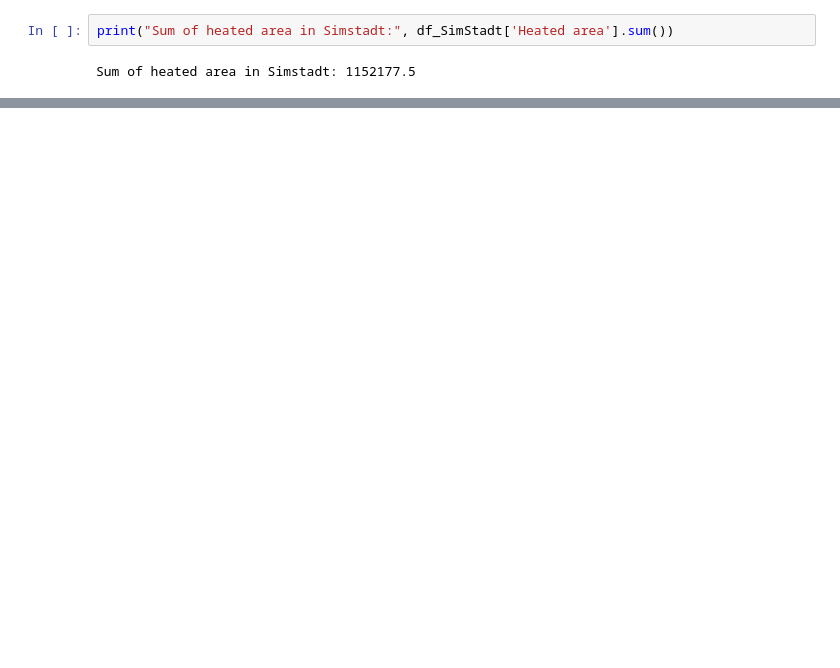
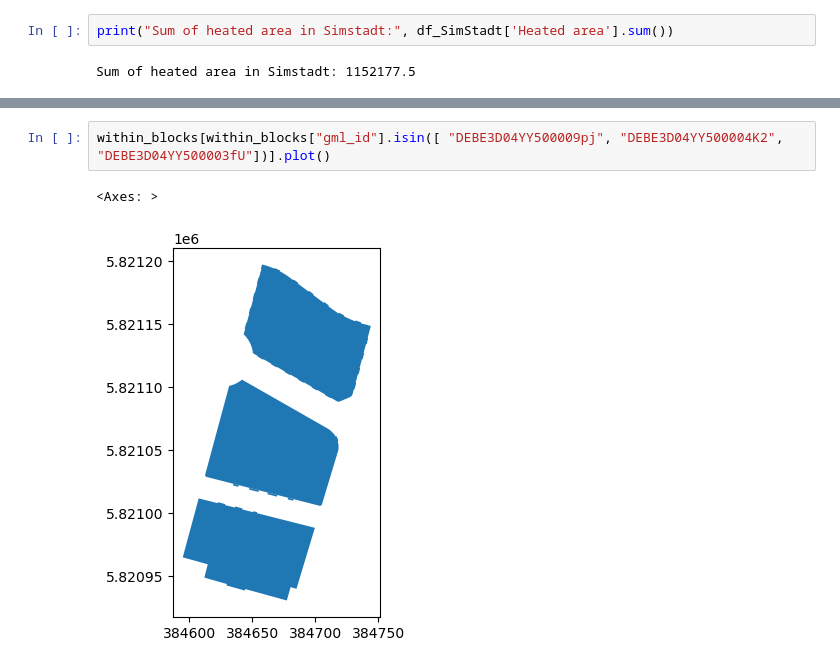
Before and after one commit to TUB-DVG/TECDEM, a Jupyter notebook: evaluation.ipynb, the cells around one changed output, grey strips where cells are left out. Cells and saved outputs as stored; diff of their text form; blank space fills up the shorter version.

```diff
--- a/evaluation.ipynb
+++ b/evaluation.ipynb
@@ -436,0 +527,5 @@ df_SimStadt.groupby(["ParentGMLId"])
+# %%
+within_blocks[within_blocks["gml_id"].isin([ "DEBE3D04YY500009pj", "DEBE3D04YY500004K2", 	"DEBE3D04YY500003fU"])].plot()
+# %% [output]
+<Axes: >
+[figure, added]
```
Also changed, not shown: parts of 10 cells of this notebook.
